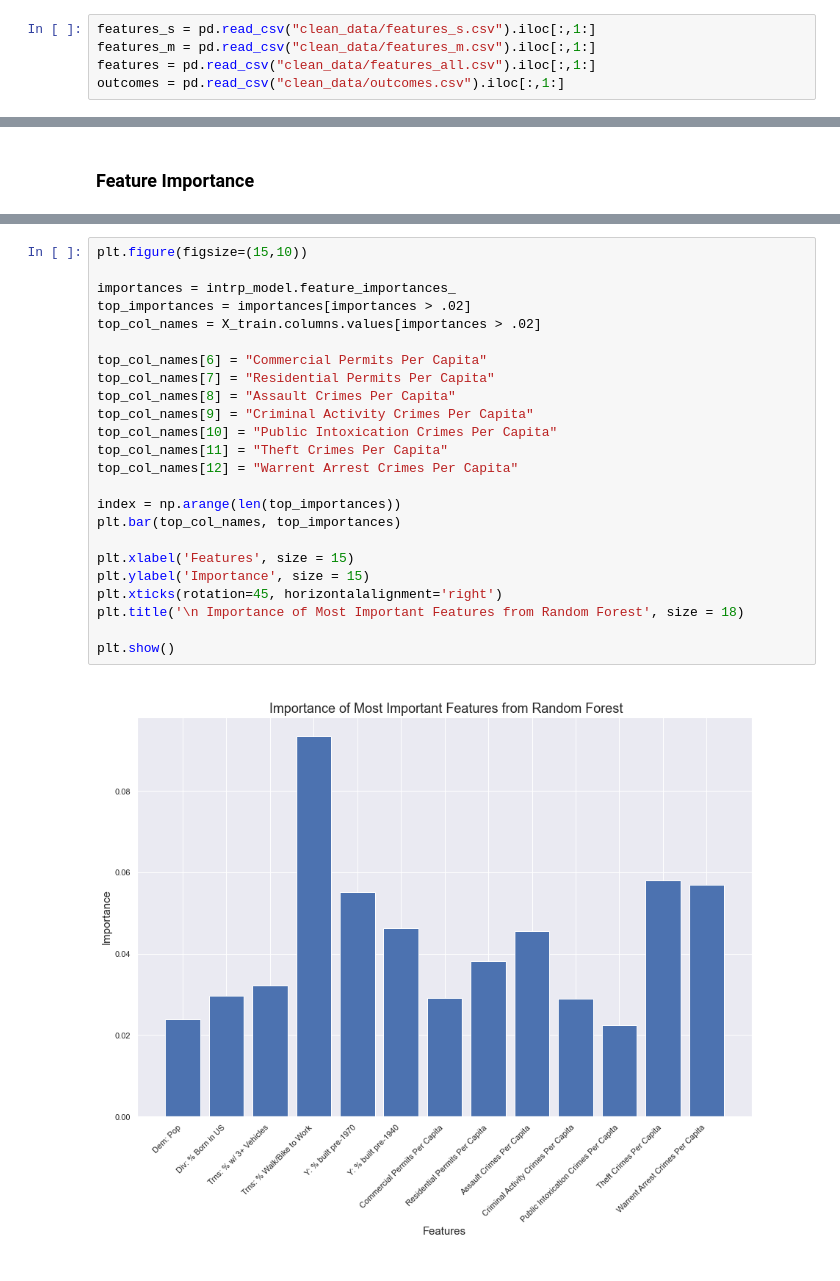
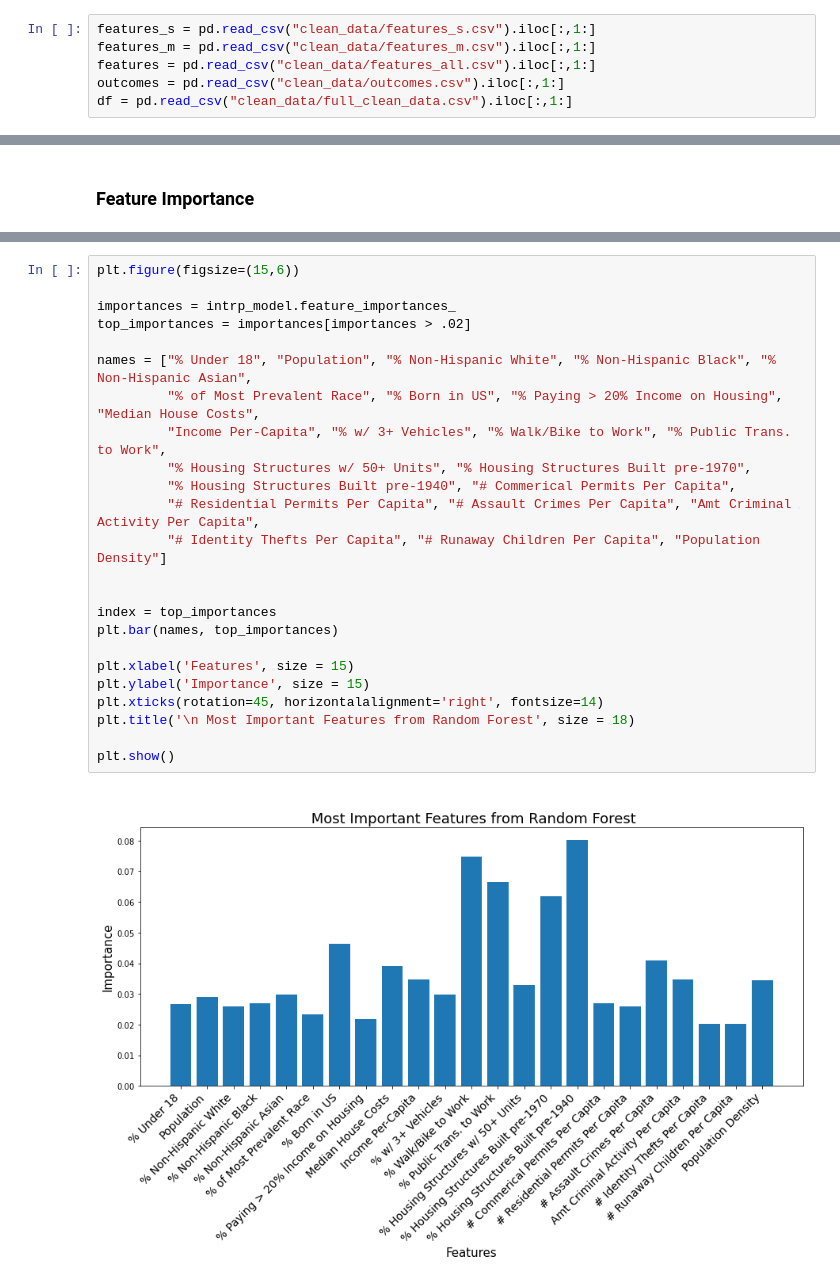
Before and after one commit to catonbrewster1/austin_gentrification, a Jupyter notebook: 3_fit_models.ipynb, the cells around one changed output, grey strips where cells are left out. Saved outputs shown, nothing was run; the diff lists cells and outputs as text.

```diff
--- a/3_fit_models.ipynb
+++ b/3_fit_models.ipynb
@@ -40,5 +41,6 @@ features_s = pd.read_csv("clean_data/features_s.csv").iloc[:,1:]
 features_m = pd.read_csv("clean_data/features_m.csv").iloc[:,1:]
 features = pd.read_csv("clean_data/features_all.csv").iloc[:,1:]
 outcomes = pd.read_csv("clean_data/outcomes.csv").iloc[:,1:]
+df = pd.read_csv("clean_data/full_clean_data.csv").iloc[:,1:]
 # %% [markdown]
 ## SMOTE
@@ -461,26 +401,26 @@ F1 Score is 0.8888888888888888
 # %%
-plt.figure(figsize=(15,10))
+plt.figure(figsize=(15,6))
 
 importances = intrp_model.feature_importances_
 top_importances = importances[importances > .02]
-top_col_names = X_train.columns.values[importances > .02]
 
-top_col_names[6] = "Commercial Permits Per Capita"
-top_col_names[7] = "Residential Permits Per Capita"
-top_col_names[8] = "Assault Crimes Per Capita"
-top_col_names[9] = "Criminal Activity Crimes Per Capita"
-top_col_names[10] = "Public Intoxication Crimes Per Capita"
-top_col_names[11] = "Theft Crimes Per Capita"
-top_col_names[12] = "Warrent Arrest Crimes Per Capita"
+names = ["% Under 18", "Population", "% Non-Hispanic White", "% Non-Hispanic Black", "% Non-Hispanic Asian",
+         "% of Most Prevalent Race", "% Born in US", "% Paying > 20% Income on Housing", "Median House Costs",
+         "Income Per-Capita", "% w/ 3+ Vehicles", "% Walk/Bike to Work", "% Public Trans. to Work",
+         "% Housing Structures w/ 50+ Units", "% Housing Structures Built pre-1970",
+         "% Housing Structures Built pre-1940", "# Commerical Permits Per Capita",
+         "# Residential Permits Per Capita", "# Assault Crimes Per Capita", "Amt Criminal Activity Per Capita",
+         "# Identity Thefts Per Capita", "# Runaway Children Per Capita", "Population Density"]
 
-index = np.arange(len(top_importances))
-plt.bar(top_col_names, top_importances)
+
+index = top_importances
+plt.bar(names, top_importances)
 
 plt.xlabel('Features', size = 15)
 plt.ylabel('Importance', size = 15)
-plt.xticks(rotation=45, horizontalalignment='right')
-plt.title('\n Importance of Most Important Features from Random Forest', size = 18)
+plt.xticks(rotation=45, horizontalalignment='right', fontsize=14)
+plt.title('\n Most Important Features from Random Forest', size = 18)
 
 plt.show()
 # %% [output]
-[figure, old version]
+[figure, new version]
```
Also changed, not shown: parts of 15 cells of this notebook, 1 other file.
